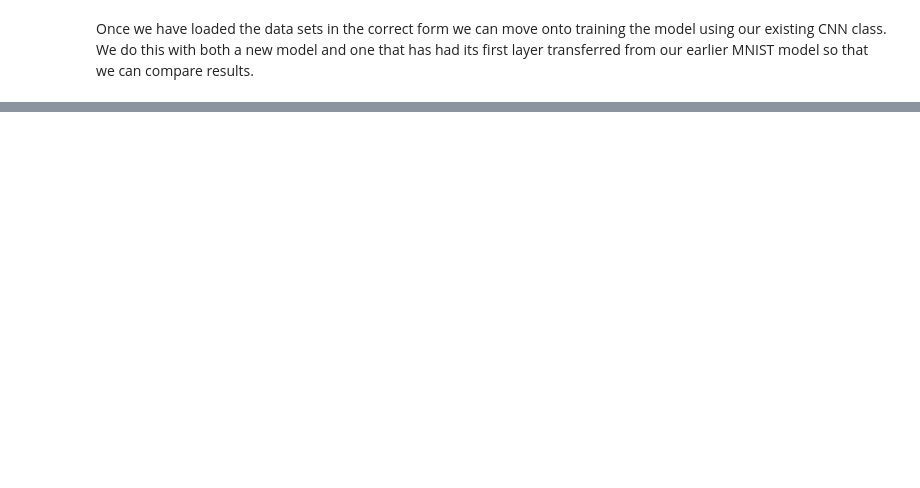
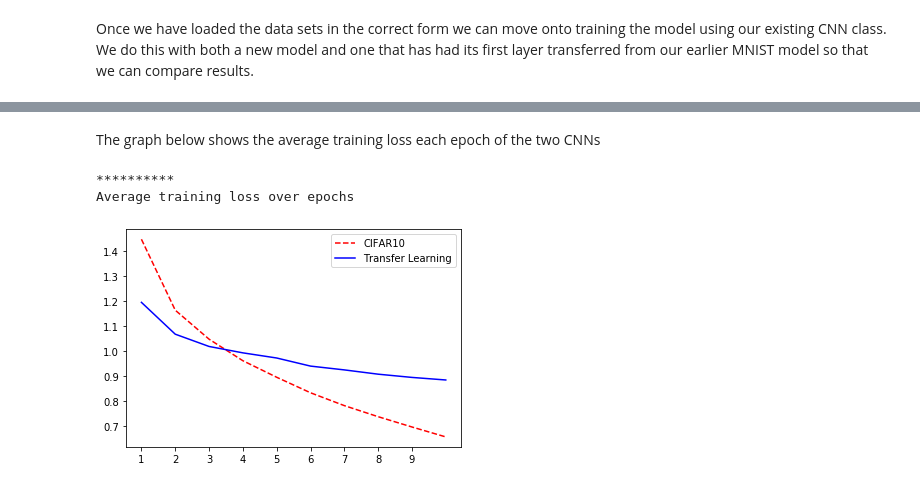
Before and after one commit to bluewater18/401-machine-learning, a Jupyter notebook: mme88.ipynb, the cells around one changed output, grey strips where cells are left out. Drawn from its saved outputs; the diff is of its cells as text; code cells hidden in the pictures; blank space fills up the shorter version.

```diff
--- a/mme88.ipynb
+++ b/mme88.ipynb
@@ -343,0 +410,14 @@ The graph below shows the difference in accuracy over the two CNNs
+# %% [markdown]
+The graph below shows the average training loss each epoch of the two CNNs
+# %%
+print("**********")
+print("Average training loss over epochs")
+plt.plot(cifar_train_loss,'r--', label='CIFAR10')
+plt.plot(cifar_transfer_train_loss, 'b-', label='Transfer Learning')
+plt.legend()
+plt.xticks(list(range(0,9)), list(range(1,10)))
+plt.show()
+# %% [output]
+**********
+Average training loss over epochs
+[figure, added]
```
Also changed, not shown: parts of 21 cells of this notebook.
